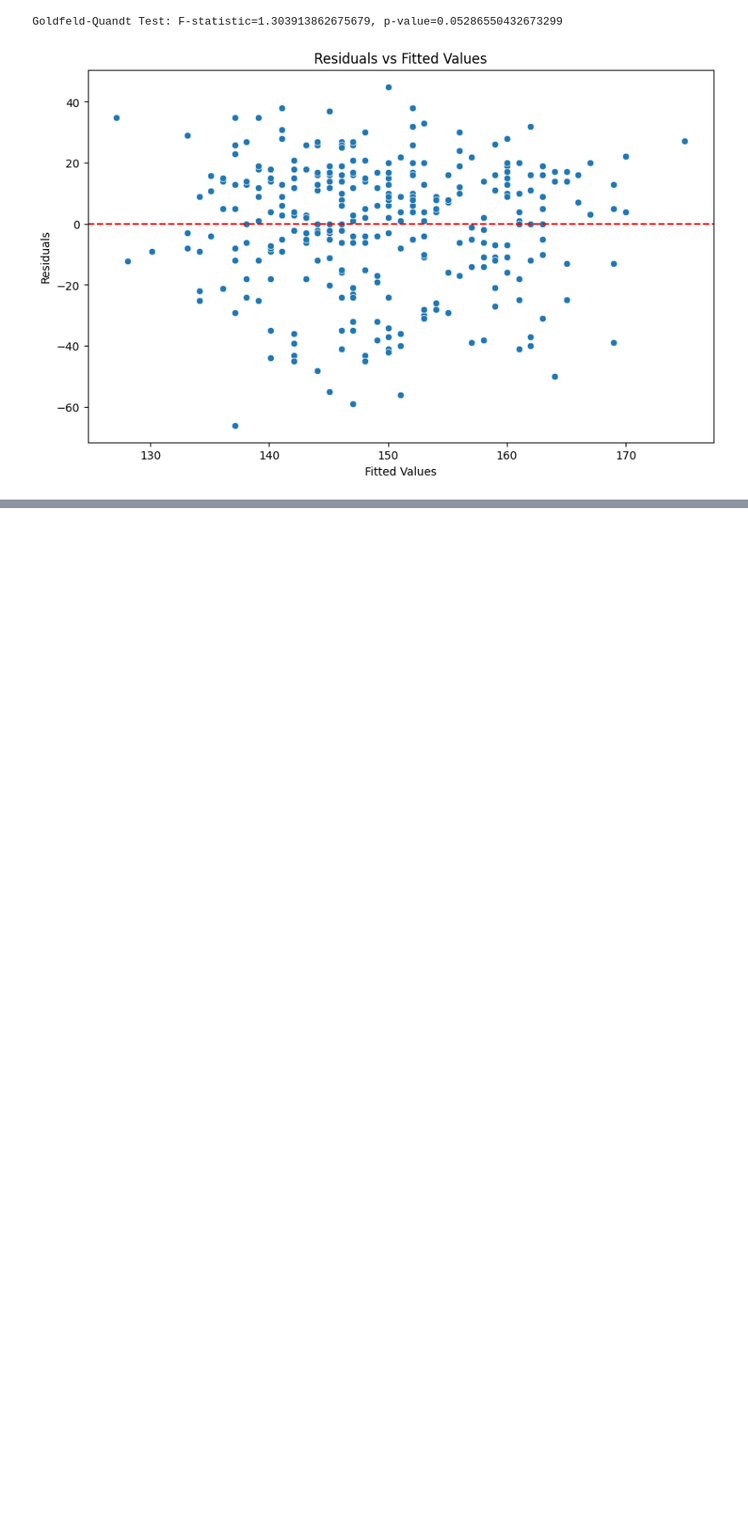
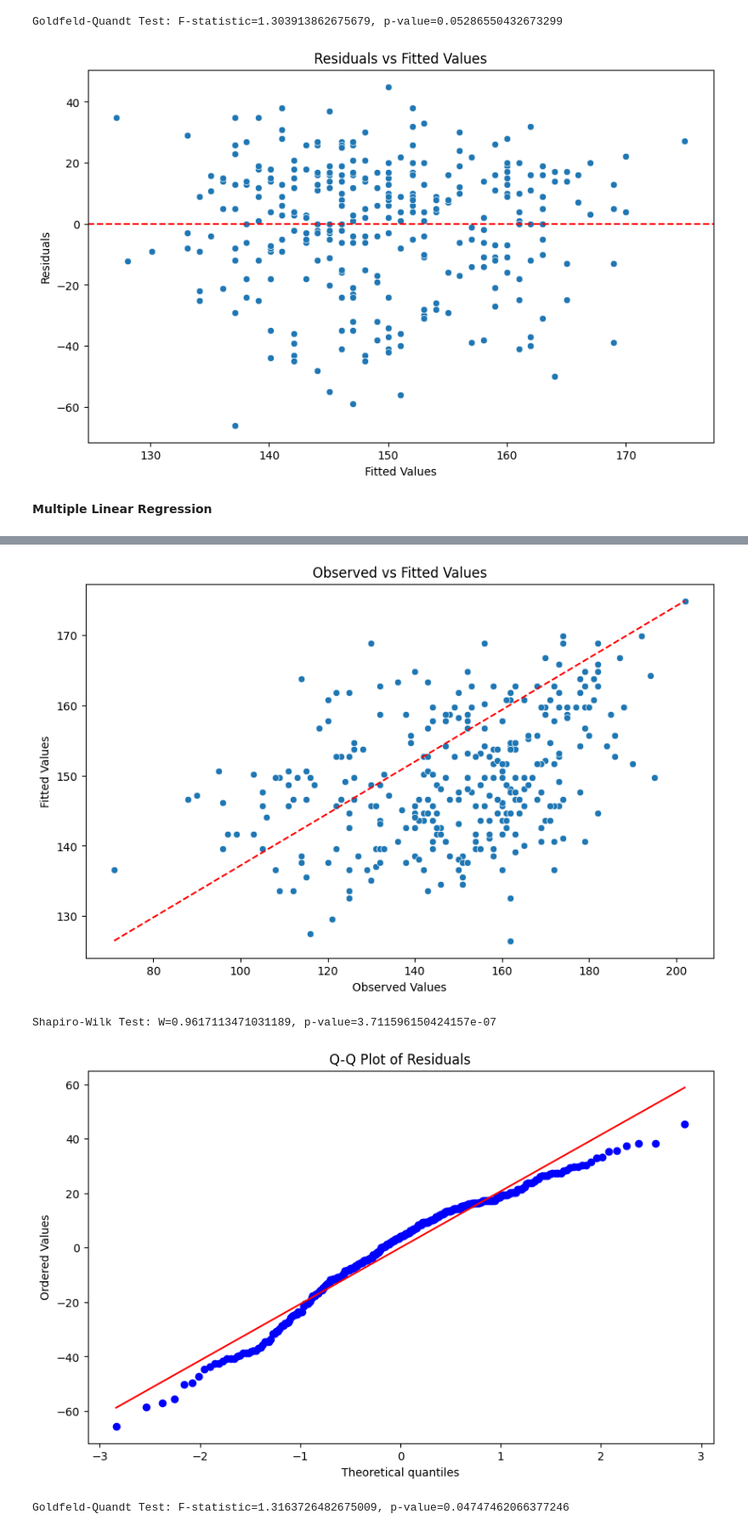
Before and after one commit to kkettip/datasci_6_regression, a Jupyter notebook: datasci_6_regression.ipynb, the cells around one changed output, grey strips where cells are left out. Shown at 85% size. Cells and saved outputs as stored; diff of their text form; code cells hidden in the pictures; blank space fills up the shorter version.

```diff
--- a/datasci_6_regression.ipynb
+++ b/datasci_6_regression.ipynb
@@ -138,3 +138,76 @@ Shapiro-Wilk Test: W=0.9613328576087952, p-value=3.295332078323554e-07
 [figure]
 Goldfeld-Quandt Test: F-statistic=1.303913862675679, p-value=0.05286550432673299
 [figure]
+# %% [markdown]
+**Multiple Linear Regression**
+# %%
+# Fit the regression model
+X = df[['age', 'fbs']]
+X = sm.add_constant(X)  # Adds a constant term to the predictor
+y = df["thalach"]
+model = sm.OLS(y, X)
+results = model.fit()
+
+# Print summary of the regression
+print(results.summary())
+
+
+residuals = results.resid
+fitted = results.fittedvalues
+
+
+##### CHECKING ASSUMPTIONS #####
+
+# Checking multicollinearity using VIF
+vif_data = pd.DataFrame()
+vif_data['Variable'] = X.columns
+vif_data['VIF'] = [variance_inflation_factor(X.values, i) for i in range(X.shape[1])]
+print("\nVIF Data:")
+print(vif_data)
+
+### Assessing linearity of the relationship
+stat, p_value = linear_rainbow(results)
+print(f"Rainbow Test: stat={stat}, p-value={p_value}")
+
+## A significant p-value indicates that the relationship is not linear.
+# Plot observed vs fitted values
+plt.figure(figsize=(10, 6))
+sns.scatterplot(x=y, y=fitted)
+plt.xlabel('Observed Values')
+plt.ylabel('Fitted Values')
+plt.title('Observed vs Fitted Values')
+plt.plot([min(y), max(y)], [min(fitted), max(fitted)], color='red', linestyle='--')
+plt.show()
+
+
+
+
+### Assessing normality of the residuals
+W, p_value = shapiro(residuals)
+print(f"Shapiro-Wilk Test: W={W}, p-value={p_value}")
+
+# Plot Q-Q plot of residuals
+plt.figure(figsize=(10, 6))
+stats.probplot(residuals, plot=plt)
+plt.title('Q-Q Plot of Residuals')
+plt.show()
+
+
+
+
+##### Assessing the homogeneity of variance of the residuals
+gq_test = het_goldfeldquandt(residuals, results.model.exog)
+print(f"Goldfeld-Quandt Test: F-statistic={gq_test[0]}, p-value={gq_test[1]}")
+
+# a significant p-value indicates heteroscedasticity, meaning that the variance of the
+# residuals is not constant across different levels of the independent variable(s).
+
+# Plot residuals vs fitted values
+plt.figure(figsize=(10, 6))
+sns.scatterplot(x=fitted, y=residuals)
+plt.axhline(0, color='red', linestyle='--')
+plt.xlabel('Fitted Values')
+plt.ylabel('Residuals')
+plt.title('Residuals vs Fitted Values')
+plt.show()
+# %% [output]
@@ -140,0 +231,4 @@ Goldfeld-Quandt Test: F-statistic=1.303913862675679, p-value=0.05286550432673299
+[figure, added]
+Shapiro-Wilk Test: W=0.9617113471031189, p-value=3.711596150424157e-07
+[figure, added]
+Goldfeld-Quandt Test: F-statistic=1.3163726482675009, p-value=0.04747462066377246
```
Also changed, not shown: parts of 2 cells of this notebook.
